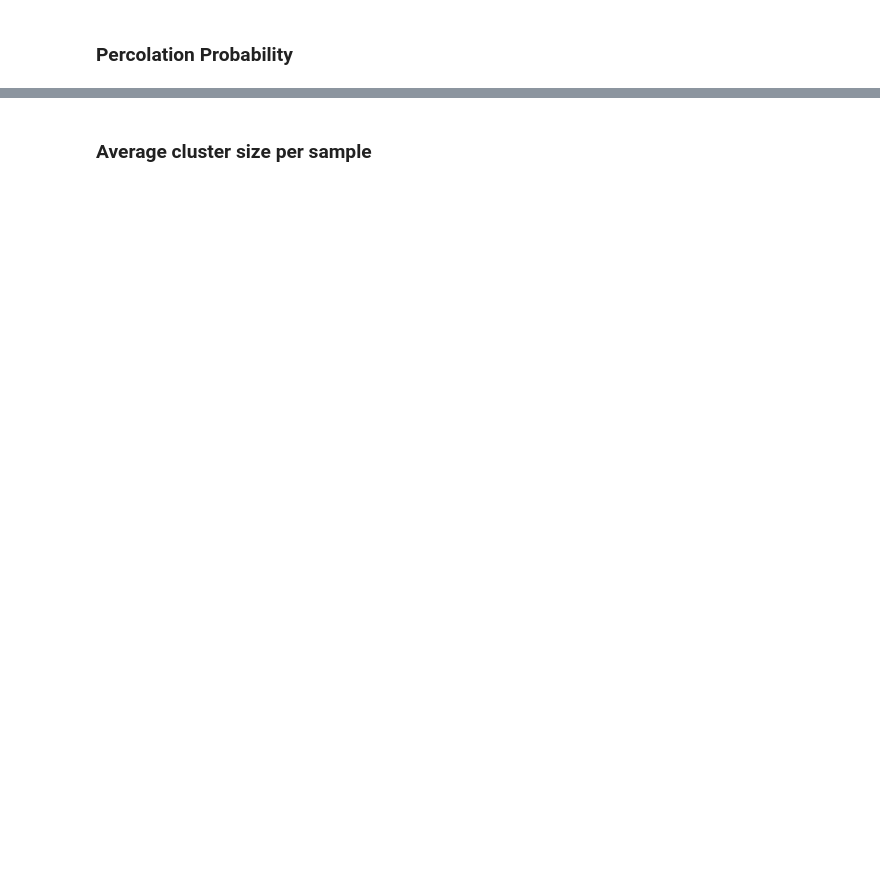
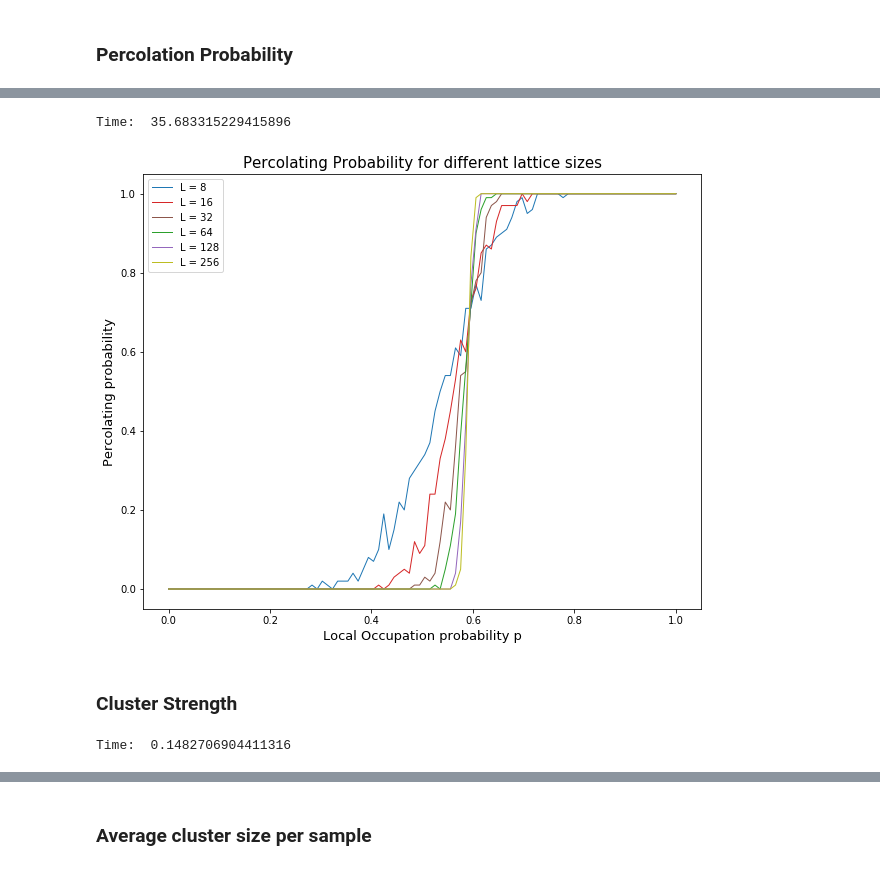
Before and after one commit to erikperez20/Computational_Condensed_Matter_Physics, a Jupyter notebook: Percolation.ipynb, the cells around one changed output, grey strips where cells are left out. Cells and saved outputs as stored; diff of their text form; code cells hidden in the pictures; blank space fills up the shorter version.

```diff
--- a/Percolation.ipynb
+++ b/Percolation.ipynb
@@ -310,0 +288,39 @@ plt.show()
+# %%
+start = time.time()
+L_vals = [8, 16, 32, 64, 128, 256]
+solutions_probs = np.zeros((len(L_vals),len(probability_values)))
+
+for idx,L_val in enumerate(L_vals):
+    percolate_probs = []
+    for pval in probability_values:
+        percolating_clusters = 0
+        for i in range(M_samples):
+            lattice = generate_sample(L_val,pval)
+            lattice_labels = Hoshen_Kapelman(L_val, lattice).run()
+            boolean_val = percolating_cluster(lattice_labels)[0]
+            if boolean_val:
+                percolating_clusters += 1
+        percolate_probs.append(percolating_clusters/M_samples)
+    solutions_probs[idx] = np.array(percolate_probs)
+
+end = time.time()
+print('Time: ',(end-start)/60)
+# %% [output]
+Time:  35.683315229415896
+# %%
+fig,ax = plt.subplots(figsize = (10,8))
+ax.set_xlabel('Local Occupation probability p',fontsize = 13)
+ax.set_ylabel('Percolating probability',fontsize = 13)
+
+colors = ['tab:blue','tab:red','tab:brown','tab:green','tab:purple','tab:olive']
+for idx,sol in enumerate(solutions_probs):
+    ax.plot(probability_values, sol, '-k',linewidth=1, color = colors[idx], markeredgewidth = 1,
+           label = f'L = {L_vals[idx]}')
+
+ax.set_title(f'Percolating Probability for different lattice sizes', fontsize = 15)
+ax.legend()
+plt.show()
+# %% [output]
+[figure, added]
+# %% [markdown]
+### Cluster Strength
@@ -310,0 +365,19 @@ plt.show()
+# %%
+start = time.time()
+percolating_strength = []
+for pval in probability_values:
+    strength_probs = []
+    for i in range(M_samples):
+        lattice = generate_sample(L,pval)
+        lattice_labels = Hoshen_Kapelman(L, lattice).run()
+        percolate_cl = percolating_cluster(lattice_labels)
+        if percolate_cl[0] == True:
+            strength_probs.append(extract_percolating_cluster(lattice_labels,percolate_cl[1])/(L*L))
+        elif percolate_cl[0] == False:
+            strength_probs.append(0)
+
+    percolating_strength.append(np.array(strength_probs).mean())
+end = time.time()
+print('Time: ',(end-start)/60)
+# %% [output]
+Time:  0.1482706904411316
```
Also changed, not shown: parts of 16 cells of this notebook.
